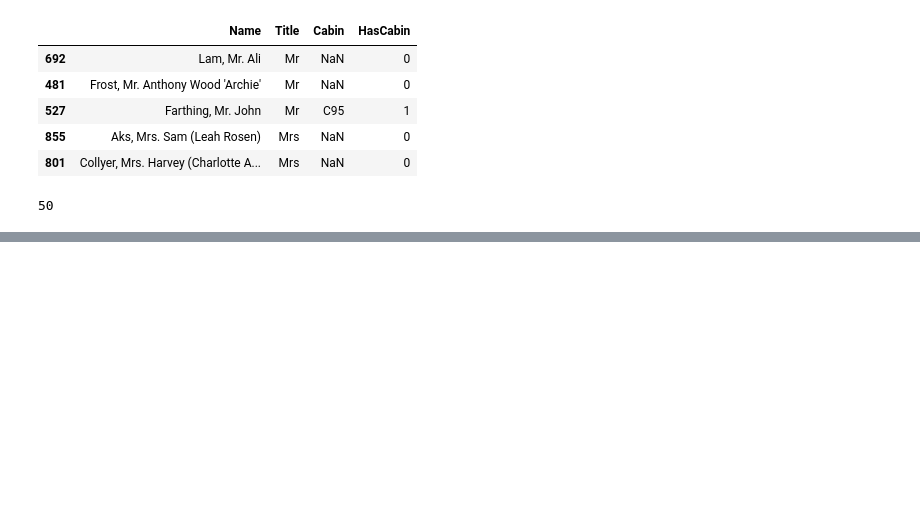
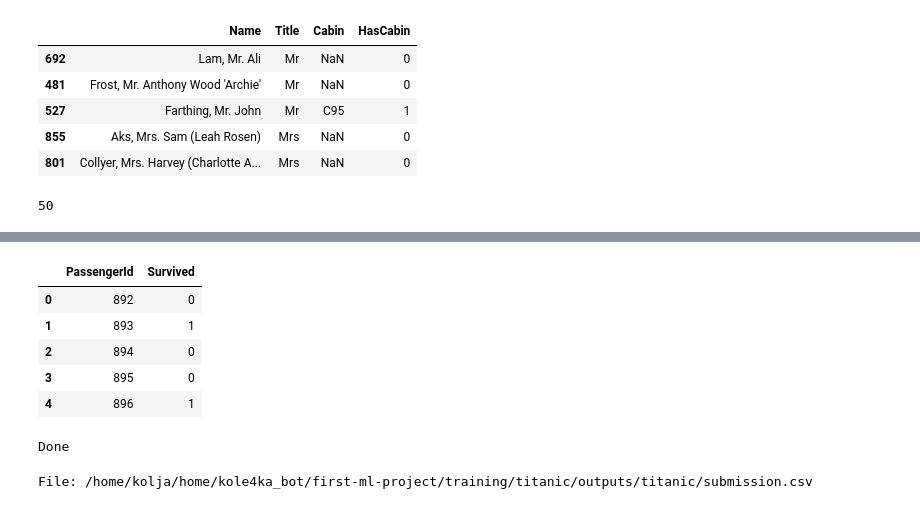
Before and after one commit to koljaPl/ml-problems, a Jupyter notebook: training/titanic/main_2.ipynb, the cells around one changed output, grey strips where cells are left out. Cells and saved outputs as stored; diff of their text form; code cells hidden in the pictures; blank space fills up the shorter version.

```diff
--- a/training/titanic/main_2.ipynb
+++ b/training/titanic/main_2.ipynb
@@ -21,6 +21,8 @@ from sklearn.model_selection import cross_val_score, StratifiedKFold
 from sklearn.model_selection import RepeatedStratifiedKFold
 from sklearn.svm import SVC
 from sklearn.ensemble import RandomForestClassifier
+from sklearn.model_selection import GridSearchCV
+from sklearn.metrics import ConfusionMatrixDisplay
 
 RANDOM_STATE = 42
 VALIDATION_SIZE = 0.2
@@ -38,7 +40,7 @@ NUMERIC_FEATURES = [
 ]
 CATEGORICAL_FEATURES = [
     "Pclass",
-    "Sex"
+    "Sex",
     "Embarked",
     "Title"
 ]
@@ -228,0 +370,6 @@ classifiers = {
+# %%
+# Final Model
+
+final_model = clone(selected_model)
+
+final_model.fit(X_full, y_full)
@@ -228,0 +396,63 @@ classifiers = {
+# %%
+# Predictions on test.csv
+
+test_predictions = final_model.predict(test_df)
+
+submission = pd.DataFrame({
+    "PassengerId": test_df["PassengerId"],
+    "Survived": test_predictions.astype(int),
+})
+
+assert len(submission) == len(test_df)
+assert submission["PassengerId"].equals(test_df["PassengerId"])
+assert submission["Survived"].isin([0, 1]).all()
+assert not submission.isna().any().any()
+
+submission.head()
+# %% [output]
+|  | PassengerId | Survived |
+| 0 | 892 | 0 |
+| 1 | 893 | 1 |
+| 2 | 894 | 0 |
+| 3 | 895 | 0 |
+| 4 | 896 | 1 |
+# %%
+OUTPUT_DIR.mkdir(parents=True, exist_ok=True)
+
+submission_path = OUTPUT_DIR / "submission.csv"
+
+submission.to_csv(OUTPUT_DIR / "model_comparison.csv")
+
+pd.DataFrame(cv_scores).to_csv(OUTPUT_DIR / "cv_scores.csv", index=False)
+
+print("Done")
+# %% [output]
+Done
+# %%
+# Submission for Kaggle
+
+from pathlib import Path
+from sklearn.base import clone
+import pandas as pd
+
+final_model = clone(selected_model)
+final_model.fit(X_full, y_full)
+
+predictions = final_model.predict(test_df)
+
+submission = pd.DataFrame({
+    "PassengerId": test_df["PassengerId"],
+    "Survived": predictions.astype(int),
+})
+
+assert submission.shape == (418, 2)
+assert not submission.isna().any().any()
+assert submission["Survived"].isin([0, 1]).all()
+
+submission_path = Path("outputs/titanic/submission.csv")
+submission_path.parent.mkdir(parents=True, exist_ok=True)
+submission.to_csv(submission_path, index=False)
+
+print("File:", submission_path.resolve())
+# %% [output]
+File: /home/kolja/home/kole4ka_bot/first-ml-project/training/titanic/outputs/titanic/submission.csv
```
Also changed, not shown: parts of 6 cells of this notebook.
